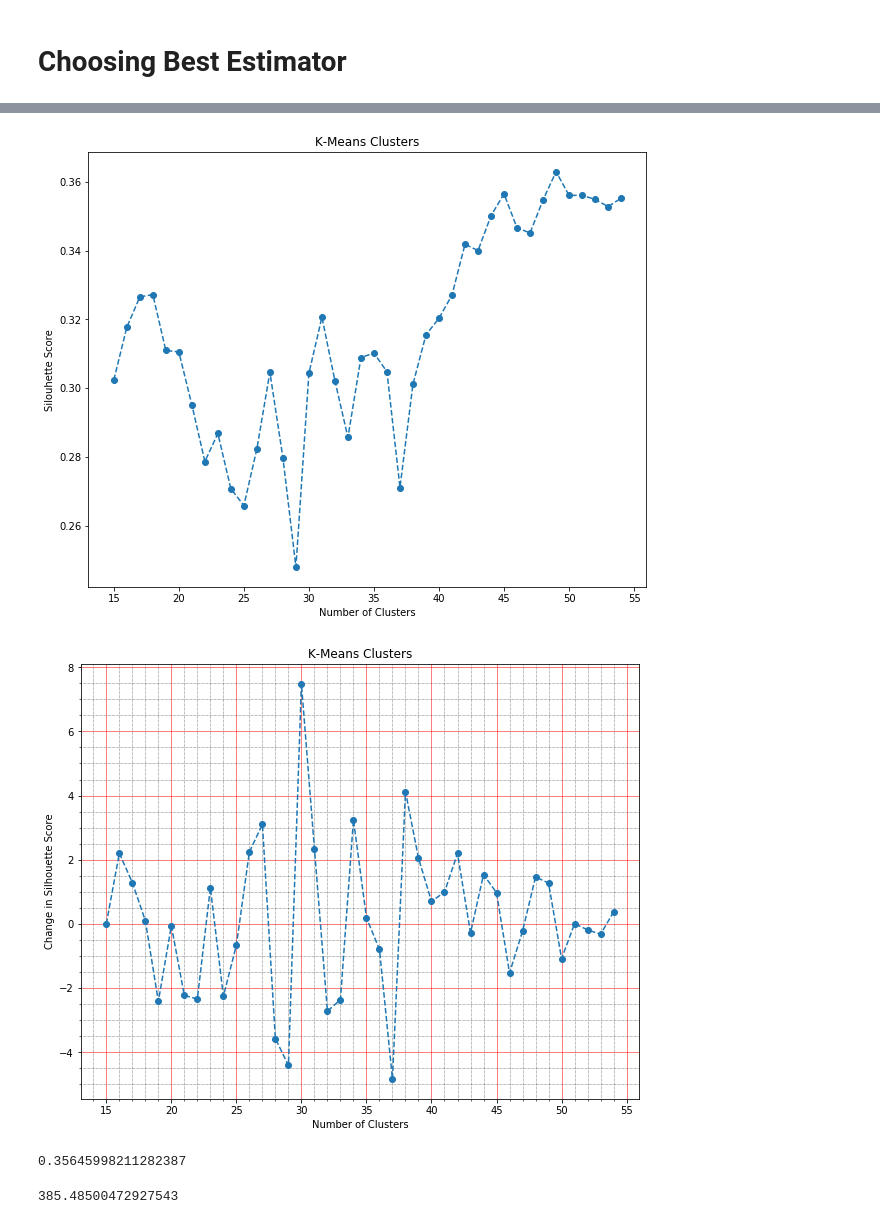
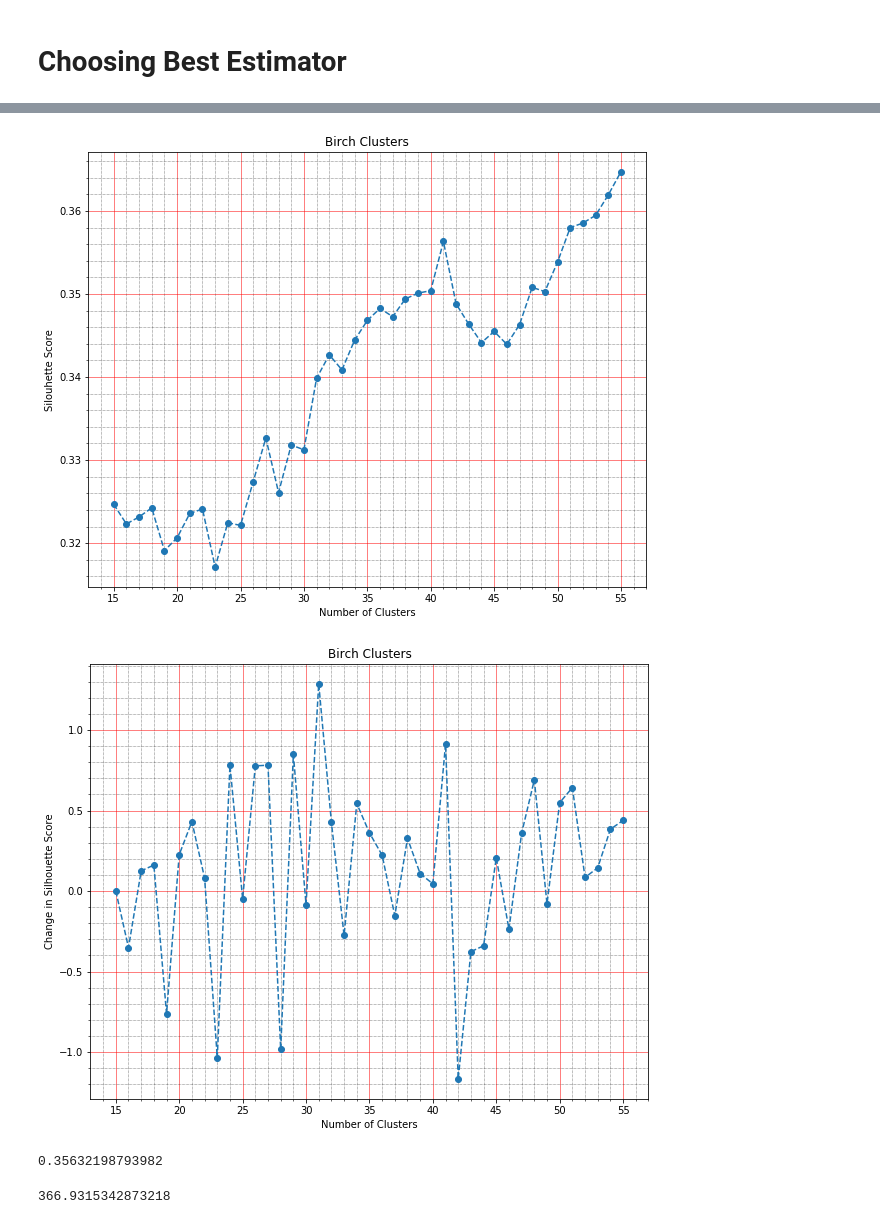
Before and after one commit to ajain1017/ideal-nba-roster-draft, a Jupyter notebook: clustering.ipynb, the cells around one changed output, grey strips where cells are left out. Drawn from its saved outputs; the diff is of its cells as text; code cells hidden in the pictures.

```diff
--- a/clustering.ipynb
+++ b/clustering.ipynb
@@ -308,5 +344,5 @@ plt.grid(which='minor', linestyle=':', linewidth='0.5', color='black')
 # %%
-kmeans_pca = KMeans(n_clusters = 53, init= 'k-means++', random_state = 23, algorithm = 'full')
+kmeans_pca = KMeans(n_clusters = 33, init= 'k-means++', random_state = 42, algorithm = 'full')
 clusters = kmeans_pca.fit(data_pca)
 y_hat = clusters.predict(data_pca)
 labels = clusters.labels_
@@ -339,18 +378,23 @@ pca.fit(data_std)
 data_pca = pca.transform(data_std)
 
 clusters = []
-for i in range(15,55):
-    estimator = MiniBatchKMeans(batch_size = 150, init = 'k-means++',
-                                n_clusters = i, reassignment_ratio = 0.01, random_state = 23)
+for i in range(15,56):
+    estimator = MiniBatchKMeans(batch_size = 100, init = 'k-means++',
+                                n_clusters = i, reassignment_ratio = 0.01, random_state = 42)
     estimator.fit(data_pca)
     labels = estimator.labels_
     clusters.append(metrics.silhouette_score(data_pca, labels))
 
 plt.figure(figsize = (10,8))
-plt.plot(range(15,55), clusters, marker = 'o', linestyle = '--')
-plt.title('K-Means Clusters')
+plt.plot(range(15,56), clusters, marker = 'o', linestyle = '--')
+plt.title('Mini-Batch K-Means Clusters')
 plt.ylabel('Silouhette Score')
 plt.xlabel('Number of Clusters')
+plt.minorticks_on()
+# Customize the major grid
+plt.grid(which='major', linestyle='-', linewidth='0.5', color='red')
+# Customize the minor grid
+plt.grid(which='minor', linestyle=':', linewidth='0.5', color='black')
 
 silouhette = [0]
 for idx, x in enumerate(clusters):
@@ -360,8 +404,8 @@ for idx, x in enumerate(clusters):
         silouhette.append((1 - ((1 - x)/(1-clusters[idx-1]))) * 100)
 
 plt.figure(figsize = (10,8))
-plt.plot(range(15,55), silouhette, marker = 'o', linestyle = '--')
-plt.title('K-Means Clusters')
+plt.plot(range(15,56), silouhette, marker = 'o', linestyle = '--')
+plt.title('Mini-Batch K-Means Clusters')
 plt.ylabel('Change in Silhouette Score')
 plt.xlabel('Number of Clusters')
 plt.minorticks_on()
@@ -375,6 +419,6 @@ plt.grid(which='minor', linestyle=':', linewidth='0.5', color='black')
 # %%
-minibatchkmeans_pca = MiniBatchKMeans(batch_size = 150, init = 'k-means++',
-                                n_clusters = 32, reassignment_ratio = 0.01, random_state = 23)
+minibatchkmeans_pca = MiniBatchKMeans(batch_size = 100, init = 'k-means++',
+                                n_clusters = 39, reassignment_ratio = 0.01, random_state = 42)
 clusters = minibatchkmeans_pca.fit(data_pca)
 y_hat = clusters.predict(data_pca)
 labels = clusters.labels_
@@ -405,53 +451,56 @@ data_std = scaler.fit_transform(all_individuals.drop(['Name', 'Team', 'Salary'],
 pca = PCA(n_components = 2)
 pca.fit(data_std)
 data_pca = pca.transform(data_std)
 
 clusters = []
-for i in range(15,55):
-    estimator = GaussianMixture(covariance_type = 'tied', init_params = 'kmeans', max_iter = 75,
-                                n_components = i, random_state = 23)
+for i in range(15,56):
+    estimator = Birch(branching_factor = 100, threshold = 0.3, n_clusters = i)
     estimator.fit(data_pca)
     y_hat = estimator.predict(data_pca)
     labels = pd.Series(y_hat)
     clusters.append(metrics.silhouette_score(data_pca, labels))
 
 plt.figure(figsize = (10,8))
-plt.plot(range(15,55), clusters, marker = 'o', linestyle = '--')
-plt.title('K-Means Clusters')
+plt.plot(range(15,56), clusters, marker = 'o', linestyle = '--')
+plt.title('Birch Clusters')
 plt.ylabel('Silouhette Score')
 plt.xlabel('Number of Clusters')
+plt.minorticks_on()
+# Customize the major grid
+plt.grid(which='major', linestyle='-', linewidth='0.5', color='red')
+# Customize the minor grid
+plt.grid(which='minor', linestyle=':', linewidth='0.5', color='black')
 
 silouhette = [0]
 for idx, x in enumerate(clusters):
     if idx == 0:
         pass
     else:
         silouhette.append((1 - ((1 - x)/(1-clusters[idx-1]))) * 100)
 
 plt.figure(figsize = (10,8))
-plt.plot(range(15,55), silouhette, marker = 'o', linestyle = '--')
-plt.title('K-Means Clusters')
+plt.plot(range(15,56), silouhette, marker = 'o', linestyle = '--')
+plt.title('Birch Clusters')
 plt.ylabel('Change in Silhouette Score')
 plt.xlabel('Number of Clusters')
 plt.minorticks_on()
 # Customize the major grid
 plt.grid(which='major', linestyle='-', linewidth='0.5', color='red')
 # Customize the minor grid
 plt.grid(which='minor', linestyle=':', linewidth='0.5', color='black')
 # %% [output]
-[figure, old version]
+[figure, new version]
-[figure, old version]
+[figure, new version]
 # %%
-gaussian_pca = GaussianMixture(covariance_type = 'tied', init_params = 'kmeans', max_iter = 75,
-                                n_components = 45, random_state = 23)
+gaussian_pca = Birch(branching_factor = 100, threshold = 0.3, n_clusters = 41)
 clusters = gaussian_pca.fit(data_pca)
 y_hat = gaussian_pca.predict(data_pca)
 labels = pd.Series(y_hat)
 display(metrics.silhouette_score(data_pca, labels))
 metrics.calinski_harabasz_score(data_pca, labels)
 # %% [output]
-0.35645998211282387
+0.35632198793982
-385.48500472927543
+366.9315342873218
 # %%
 principalDf = pd.DataFrame(data_pca, columns = ['PC1', 'PC2'])
 finalDf = pd.concat([principalDf, pd.Series(y_hat)], axis = 1)
```
Also changed, not shown: parts of 54 cells of this notebook.
